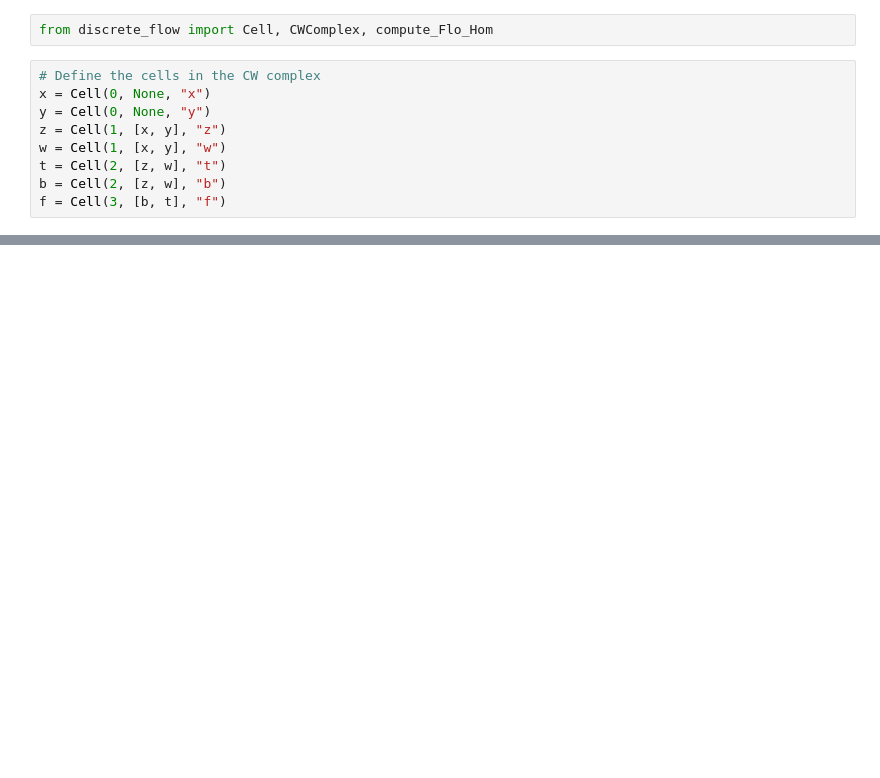
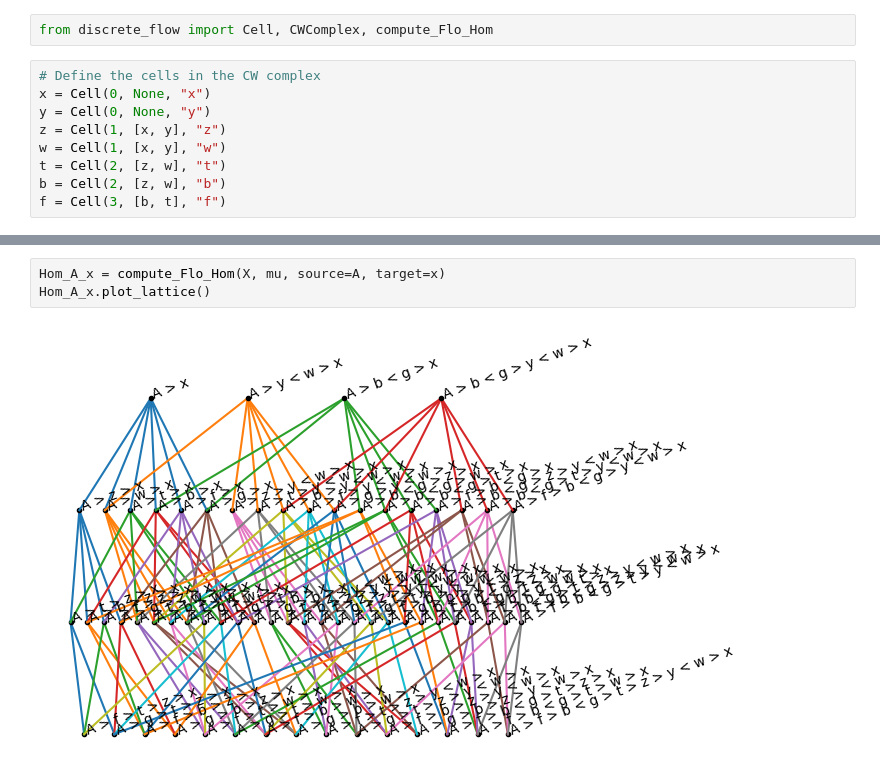
Before and after one commit to bjornarhem/discrete_flow, a Jupyter notebook: discrete_flow_computation.ipynb, the cells around one changed output, grey strips where cells are left out. Cells and saved outputs as stored; diff of their text form; blank space fills up the shorter version.

```diff
--- a/discrete_flow_computation.ipynb
+++ b/discrete_flow_computation.ipynb
@@ -66,0 +98,5 @@ Hom_C_a.plot_lattice()
+# %%
+Hom_A_x = compute_Flo_Hom(X, mu, source=A, target=x)
+Hom_A_x.plot_lattice()
+# %% [output]
+[figure, added]
```
Also changed, not shown: parts of 7 cells of this notebook.
